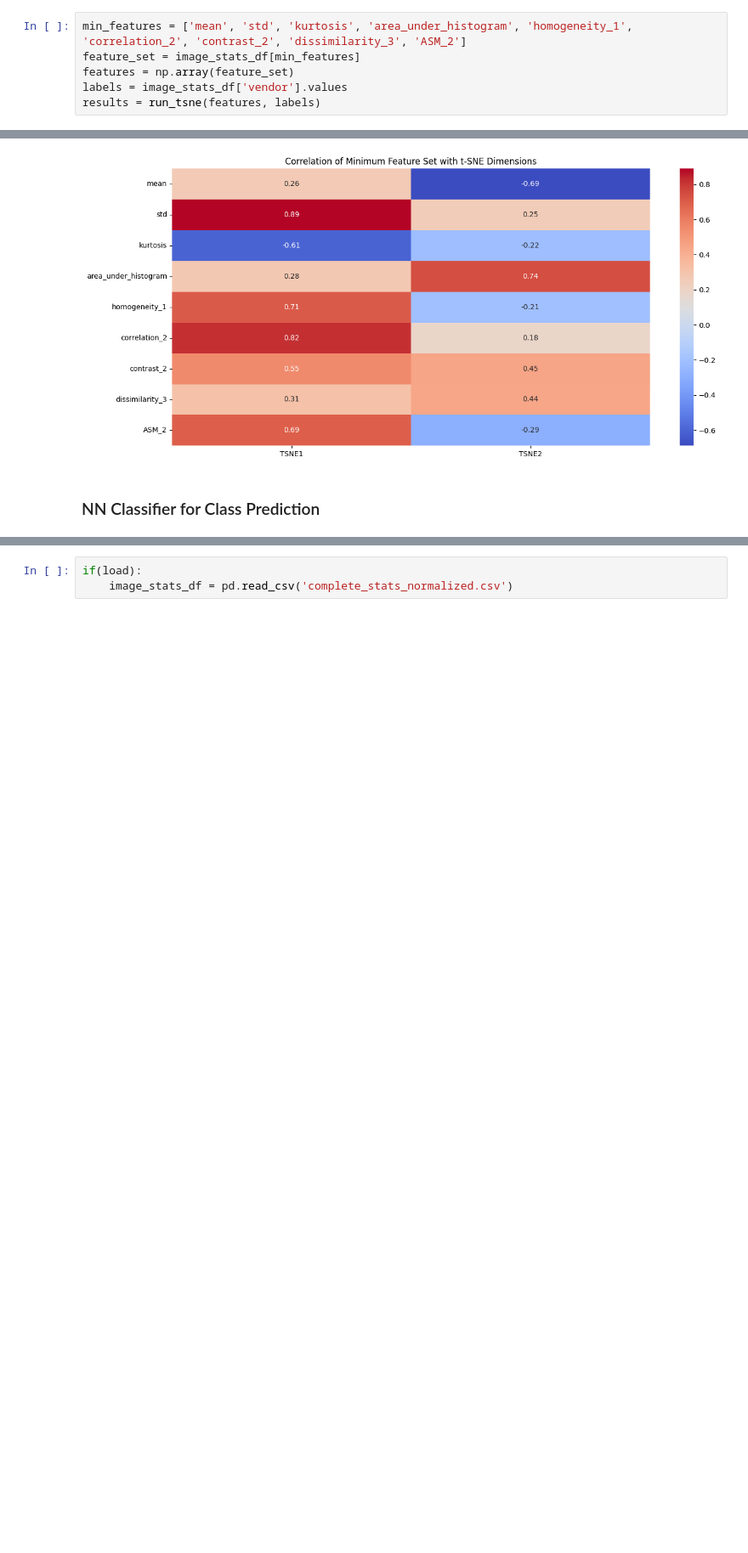
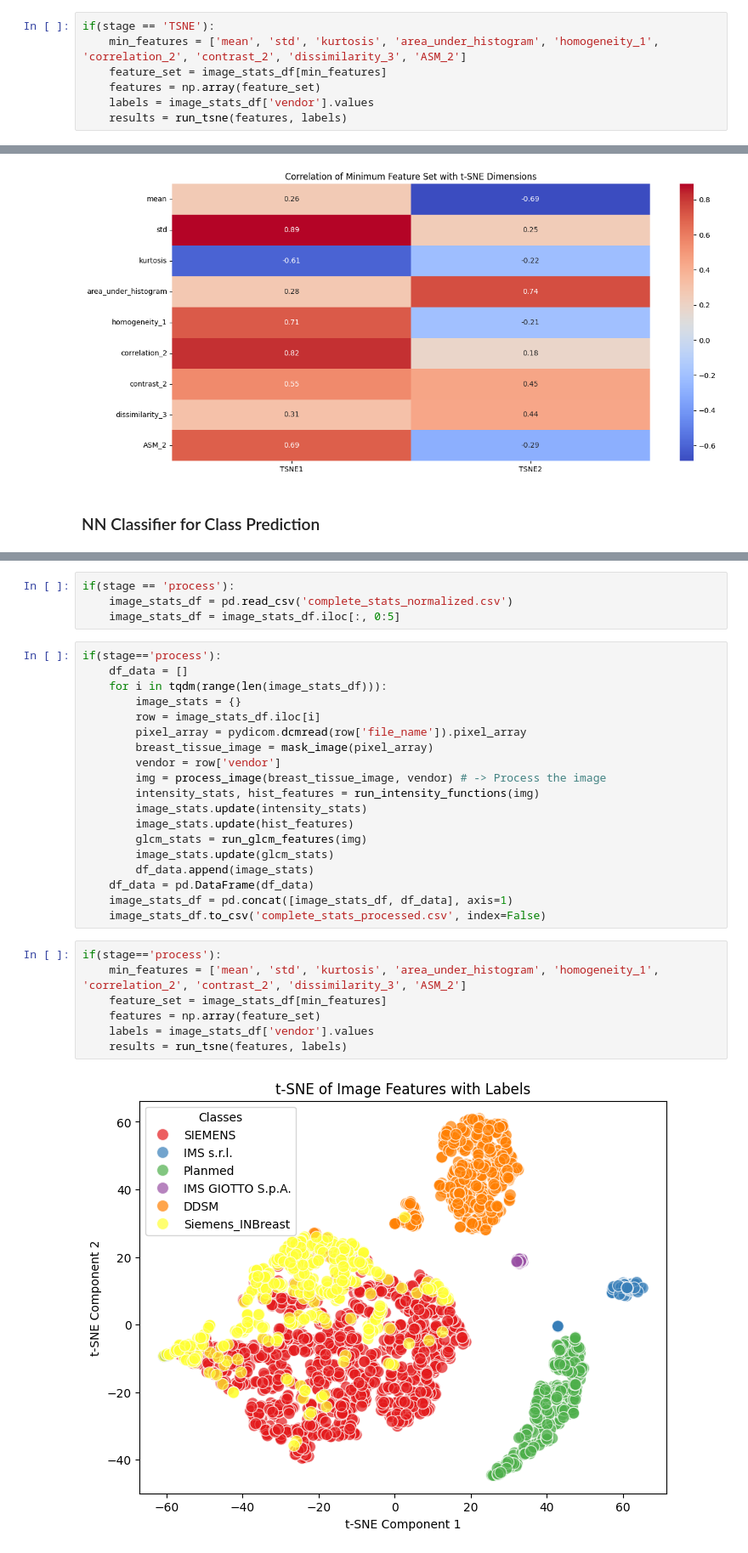
Before and after one commit to mickaeltardy/hera-mi-pmsd2024-homogeneous_mg, a Jupyter notebook: analysis.ipynb, the cells around one changed output, grey strips where cells are left out. Shown at 85% size. Cells and saved outputs as stored; diff of their text form; blank space fills up the shorter version.

```diff
--- a/analysis.ipynb
+++ b/analysis.ipynb
@@ -130,11 +288,12 @@ plt.show()
 # %% [markdown]
 <h4>TSNE with only minimum features</h4>
 # %%
-min_features = ['mean', 'std', 'kurtosis', 'area_under_histogram', 'homogeneity_1', 'correlation_2', 'contrast_2', 'dissimilarity_3', 'ASM_2']
-feature_set = image_stats_df[min_features]
-features = np.array(feature_set)
-labels = image_stats_df['vendor'].values
-results = run_tsne(features, labels)
+if(stage == 'TSNE'):
+    min_features = ['mean', 'std', 'kurtosis', 'area_under_histogram', 'homogeneity_1', 'correlation_2', 'contrast_2', 'dissimilarity_3', 'ASM_2']
+    feature_set = image_stats_df[min_features]
+    features = np.array(feature_set)
+    labels = image_stats_df['vendor'].values
+    results = run_tsne(features, labels)
 # %% [output]
 [figure]
 # %%
@@ -151,3 +362,32 @@ plt.show()
 # %%
-if(load):
+if(stage == 'process'):
     image_stats_df = pd.read_csv('complete_stats_normalized.csv')
+    image_stats_df = image_stats_df.iloc[:, 0:5]
+# %%
+if(stage=='process'):
+    df_data = []
+    for i in tqdm(range(len(image_stats_df))):
+        image_stats = {}
+        row = image_stats_df.iloc[i]
+        pixel_array = pydicom.dcmread(row['file_name']).pixel_array
+        breast_tissue_image = mask_image(pixel_array)
+        vendor = row['vendor']
+        img = process_image(breast_tissue_image, vendor) # -> Process the image
+        intensity_stats, hist_features = run_intensity_functions(img)
+        image_stats.update(intensity_stats)
+        image_stats.update(hist_features)
+        glcm_stats = run_glcm_features(img)
+        image_stats.update(glcm_stats)
+        df_data.append(image_stats)
+    df_data = pd.DataFrame(df_data)
+    image_stats_df = pd.concat([image_stats_df, df_data], axis=1)
+    image_stats_df.to_csv('complete_stats_processed.csv', index=False)
+# %%
+if(stage=='process'):
+    min_features = ['mean', 'std', 'kurtosis', 'area_under_histogram', 'homogeneity_1', 'correlation_2', 'contrast_2', 'dissimilarity_3', 'ASM_2']
+    feature_set = image_stats_df[min_features]
+    features = np.array(feature_set)
+    labels = image_stats_df['vendor'].values
+    results = run_tsne(features, labels)
+# %% [output]
+[figure, added]
```
Also changed, not shown: parts of 35 cells of this notebook, 6 other files.
